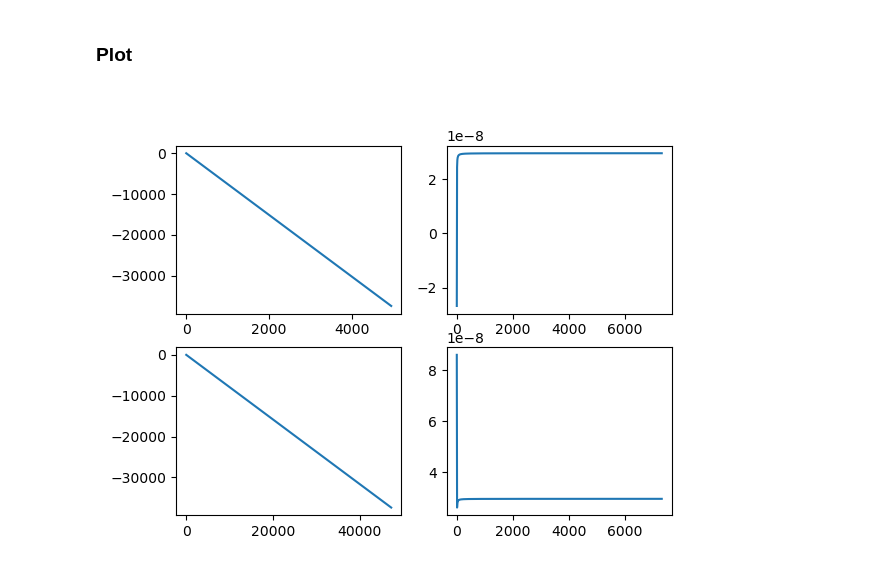
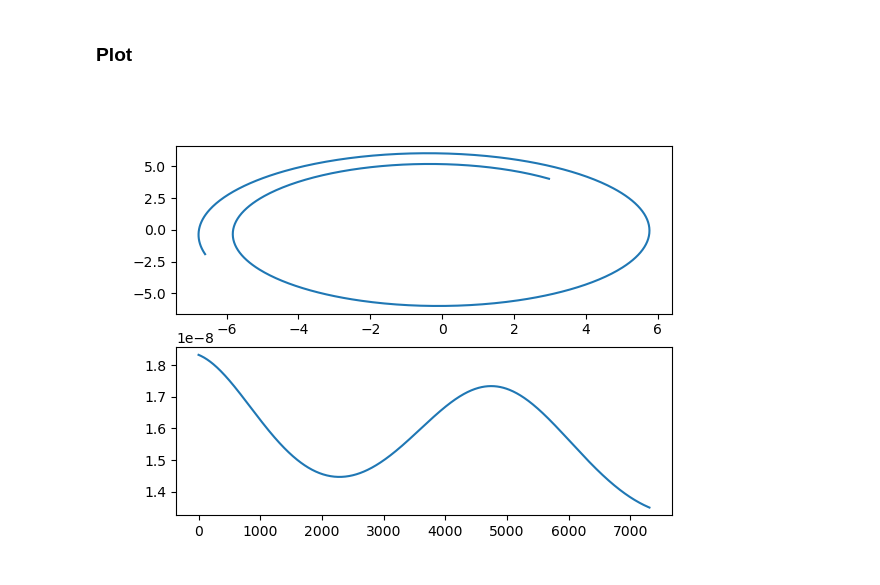
Before and after one commit to ColinDucarme/LPHYS1303---Projet, a Jupyter notebook: FD/Celestial_Dynamics.ipynb, the cells around one changed output. Saved outputs shown, nothing was run; the diff lists cells and outputs as text; code cells hidden in the pictures.

```diff
--- a/FD/Celestial_Dynamics.ipynb
+++ b/FD/Celestial_Dynamics.ipynb
@@ -41,9 +41,10 @@ coord_Jup_CM2 = coord_Jup_Sun2-R2
 coord_Sun_CM2 = -R2
 
 # calcul vitesse (approx linéaire aval)
-vit_Sun = np.array([0,0,0]) #(coord_Sun_CM2-coord_Sun_CM1)*86400
+vit_Sun = np.array([0.,0.,0.]) #(coord_Sun_CM2-coord_Sun_CM1)*86400
 vit_Jup = (coord_Jup_Sun2-coord_Jup_Sun1)*86400
 
+print(coord_Sun_Sun1)
 print(coord_Jup_Sun1)
 print(vit_Sun)
 print(vit_Jup)
@@ -113,30 +235,33 @@ def SV(G, masses, pos_init, v_init, dt, tmax):
 ### Calculs
 # %%
 # Conditions initiales
-pos_init = np.array([coord_Sun_Sun1,coord_Jup_Sun1])
-vit_init = np.array([vit_Sun,vit_Jup])
+pos_init,vit_init = Init_Cond(2,masses,[coord_Sun_Sun1, coord_Jup_Sun1],[vit_Sun,vit_Jup])
 
 dt = 10 # nbre de jours par dt
 N_tmax = 20 # nbre d'années de la simu
 tmax = (N_tmax*365+(N_tmax/4)) #jours
 
-solHeun = Heun(G, masses, pos_init, vit_init,dt, tmax)
-solSV = SV(G,masses,pos_init,vit_init,dt,tmax)
+solEul = Eula(G, masses, pos_init, vit_init,dt, tmax)
+# solHeun = Heun(G, masses, pos_init, vit_init,dt, tmax)
+# solSV = SV(G,masses,pos_init,vit_init,dt,tmax)
 
-np.savetxt(fname="./jup_v.txt", X=solHeun['vit'][1,:,:],delimiter='\t')
-np.savetxt(fname="./jup_p.txt", X=solHeun['pos'][1,:,:],delimiter='\t')
+# np.savetxt(fname="./jup_v.txt", X=solHeun['vit'][1,:,:],delimiter='\t')
+# np.savetxt(fname="./jup_p.txt", X=solHeun['pos'][1,:,:],delimiter='\t')
 # %% [markdown]
 ### Plot
 # %%
+fig,ax = plt.subplots(2,1)
+ax[0].plot(solEul['pos'][3,:],solEul['pos'][4,:])
+ax[1].plot(solEul['t'],solEul['E'])
 
-fig,ax = plt.subplots(2,2)
+# fig,ax = plt.subplots(2,2)
 
-ax[0,0].plot(solHeun['pos'][1,0,:],solHeun['pos'][1,1,:])
-ax[0,1].plot(solHeun['t'],solHeun['E'])
-ax[1,0].plot(solSV['pos'][1,0,:],solSV['pos'][1,1,:])
-ax[1,1].plot(solSV['t'],solSV['E'])
+# ax[0,0].plot(solHeun['pos'][1,0,:],solHeun['pos'][1,1,:])
+# ax[0,1].plot(solHeun['t'],solHeun['E'])
+# ax[1,0].plot(solSV['pos'][1,0,:],solSV['pos'][1,1,:])
+# ax[1,1].plot(solSV['t'],solSV['E'])
 
 
 plt.show()
 # %% [output]
-[figure, old version]
+[figure, new version]
```
Also changed, not shown: parts of 6 cells of this notebook.
